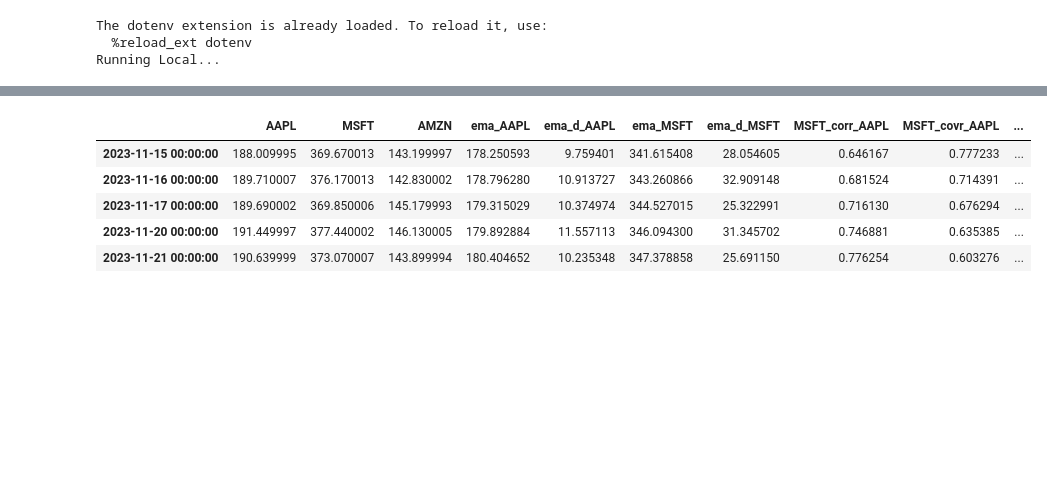
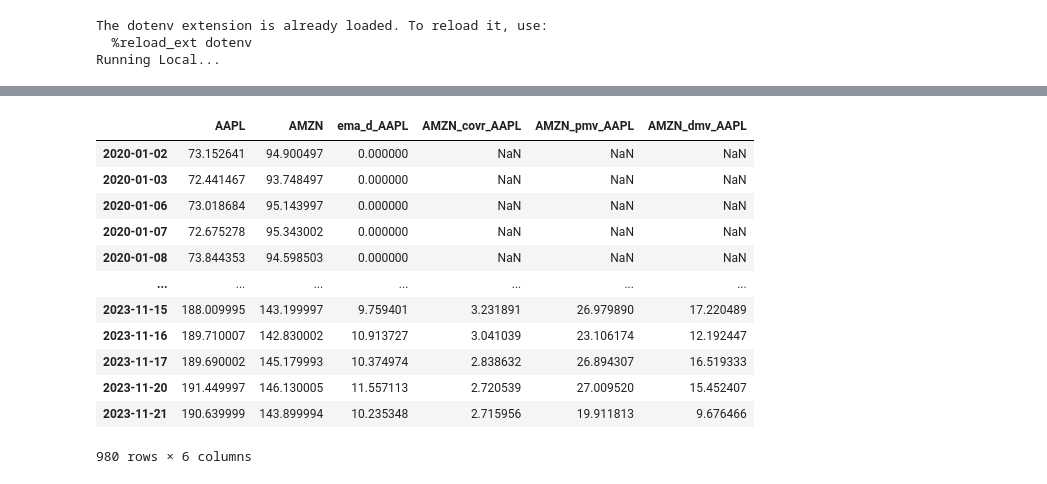
Before and after one commit to adamd1985/quant_research, a Jupyter notebook: startarb-quant.ipynb, the cells around one changed output, grey strips where cells are left out. Cells and saved outputs as stored; diff of their text form; code cells hidden in the pictures; blank space fills up the shorter version.

```diff
--- a/startarb-quant.ipynb
+++ b/startarb-quant.ipynb
@@ -51,22 +52,17 @@ The dotenv extension is already loaded. To reload it, use:
   %reload_ext dotenv
 Running Local...
 # %%
-tickers = [
-    "AAPL",
-    "MSFT",
-    "AMZN",
-]
-
 START_DATE = "2020-01-01"
 END_DATE = "2023-11-22"
 
+tickers = ['AAPL', 'MSFT', 'AMZN', 'TSLA', 'GOOG', 'GOOGL', 'META', 'NVDA', 'PEP', 'AVGO', 'ADBE','COST', 'PYPL', 'AMD', 'QCOM', 'INTC', 'TXN', 'CHTR', 'TMUS', 'ISRG', 'SBUX', 'AMGN', 'INTU', 'ADP', 'CSX', 'ADI', 'MU', 'ZM', 'MAR', 'GILD', 'MELI', 'WDAY', 'CTSH', 'PANW', 'REGN', 'LRCX', 'BKNG', 'EXC', 'ADSK', 'KLAC', 'TEAM']
 tickers_df = load_ticker_prices_ts_df(tickers, START_DATE, END_DATE)
 graph_df = tickers_df.dropna(axis=1).pct_change().dropna()  # first % is NaN
 
 # 1+ to allow the cumulative product of returns over time, and -1 to remove it at the end.
 graph_df = (1 + graph_df).cumprod() - 1
 
-plt.figure(figsize=(16, 8))
+plt.figure(figsize=(16, 16))
 for ticker in graph_df.columns:
     plt.plot(graph_df.index, graph_df[ticker] * 100.0, label=ticker)
 
@@ -78,0 +75,19 @@ plt.show()
+# %%
+TARGET = "AAPL"
+MA_WINDOW = 20
+ARB_WINDOW = 80
+
+plt.figure(figsize=(16, 8))
+
+for ticker in tickers:
+    if ticker == TARGET:
+        continue
+
+    corr_ts = graph_df[ticker].rolling(ARB_WINDOW).corr(graph_df[TARGET])
+    plt.plot(graph_df.index, corr_ts, label=ticker)
+
+plt.axhline(0, color='black', linestyle='--', linewidth=1)  # Add horizontal line at correlation 0
+plt.xlabel("Date (Year-Month)")
+plt.ylabel("Correlation with AAPL")
+plt.legend()
+plt.show()
@@ -79,9 +132,4 @@ plt.show()
 # %%
-import statistics as stats
-
-TARGET = "AAPL"
-MA_WINDOW = 20
-ARB_WINDOW = 80
 BUY_SIG = 0.01
 SELL_SIG = -0.01
 
@@ -96,37 +144,44 @@ for ticker in tickers:
     if ticker == TARGET:
         continue
 
     arb_df[f"ema_{ticker}"] = (
         arb_df[ticker].ewm(MA_WINDOW, min_periods=MA_WINDOW).mean()
     )
 
     arb_df[f"ema_d_{ticker}"] = arb_df[ticker] - arb_df[f"ema_{ticker}"]
     arb_df[f"ema_d_{ticker}"].fillna(0, inplace=True)
 
     arb_df[f"{ticker}_corr_{TARGET}"] = (
         arb_df[f"ema_d_{TARGET}"].rolling(ARB_WINDOW).corr(arb_df[f"ema_d_{ticker}"])
     )
 
     arb_df[f"{ticker}_covr_{TARGET}"] = (
         arb_df[[f"ema_d_{TARGET}", f"ema_d_{ticker}"]]
         .rolling(ARB_WINDOW)
         .cov(min_periods=ARB_WINDOW, numeric_only=True)
         .groupby(level=0, axis=0, dropna=True)  # Cov returns pairwise!
         .apply(lambda x: x.iloc[0, 0] / x.iloc[0, 1])
     )
     arb_df[f"{ticker}_pmv_{TARGET}"] = (
         arb_df[f"ema_d_{ticker}"] * arb_df[f"{ticker}_covr_{TARGET}"]
     )
 
     arb_df[f"{ticker}_dmv_{TARGET}"] = (
         arb_df[f"{ticker}_pmv_{TARGET}"] - arb_df[f"ema_d_{TARGET}"]
     )
 
-arb_df.tail(5)
+arb_df[["AAPL", "AMZN", "ema_d_AAPL", "AMZN_covr_AAPL", "AMZN_pmv_AAPL", "AMZN_dmv_AAPL"]]
 # %% [output]
-|  | AAPL | MSFT | AMZN | ema_AAPL | ema_d_AAPL | ema_MSFT | ema_d_MSFT | MSFT_corr_AAPL | MSFT_covr_AAPL | ... |
-| 2023-11-15 00:00:00 | 188.009995 | 369.670013 | 143.199997 | 178.250593 | 9.759401 | 341.615408 | 28.054605 | 0.646167 | 0.777233 | ... |
-| 2023-11-16 00:00:00 | 189.710007 | 376.170013 | 142.830002 | 178.796280 | 10.913727 | 343.260866 | 32.909148 | 0.681524 | 0.714391 | ... |
-| 2023-11-17 00:00:00 | 189.690002 | 369.850006 | 145.179993 | 179.315029 | 10.374974 | 344.527015 | 25.322991 | 0.716130 | 0.676294 | ... |
-| 2023-11-20 00:00:00 | 191.449997 | 377.440002 | 146.130005 | 179.892884 | 11.557113 | 346.094300 | 31.345702 | 0.746881 | 0.635385 | ... |
-| 2023-11-21 00:00:00 | 190.639999 | 373.070007 | 143.899994 | 180.404652 | 10.235348 | 347.378858 | 25.691150 | 0.776254 | 0.603276 | ... |
+|  | AAPL | AMZN | ema_d_AAPL | AMZN_covr_AAPL | AMZN_pmv_AAPL | AMZN_dmv_AAPL |
+| 2020-01-02 | 73.152641 | 94.900497 | 0.000000 | NaN | NaN | NaN |
+| 2020-01-03 | 72.441467 | 93.748497 | 0.000000 | NaN | NaN | NaN |
+| 2020-01-06 | 73.018684 | 95.143997 | 0.000000 | NaN | NaN | NaN |
+| 2020-01-07 | 72.675278 | 95.343002 | 0.000000 | NaN | NaN | NaN |
+| 2020-01-08 | 73.844353 | 94.598503 | 0.000000 | NaN | NaN | NaN |
+| ... | ... | ... | ... | ... | ... | ... |
+| 2023-11-15 | 188.009995 | 143.199997 | 9.759401 | 3.231891 | 26.979890 | 17.220489 |
+| 2023-11-16 | 189.710007 | 142.830002 | 10.913727 | 3.041039 | 23.106174 | 12.192447 |
+| 2023-11-17 | 189.690002 | 145.179993 | 10.374974 | 2.838632 | 26.894307 | 16.519333 |
+| 2023-11-20 | 191.449997 | 146.130005 | 11.557113 | 2.720539 | 27.009520 | 15.452407 |
+| 2023-11-21 | 190.639999 | 143.899994 | 10.235348 | 2.715956 | 19.911813 | 9.676466 |
+980 rows × 6 columns
```
Also changed, not shown: parts of 8 cells of this notebook.
